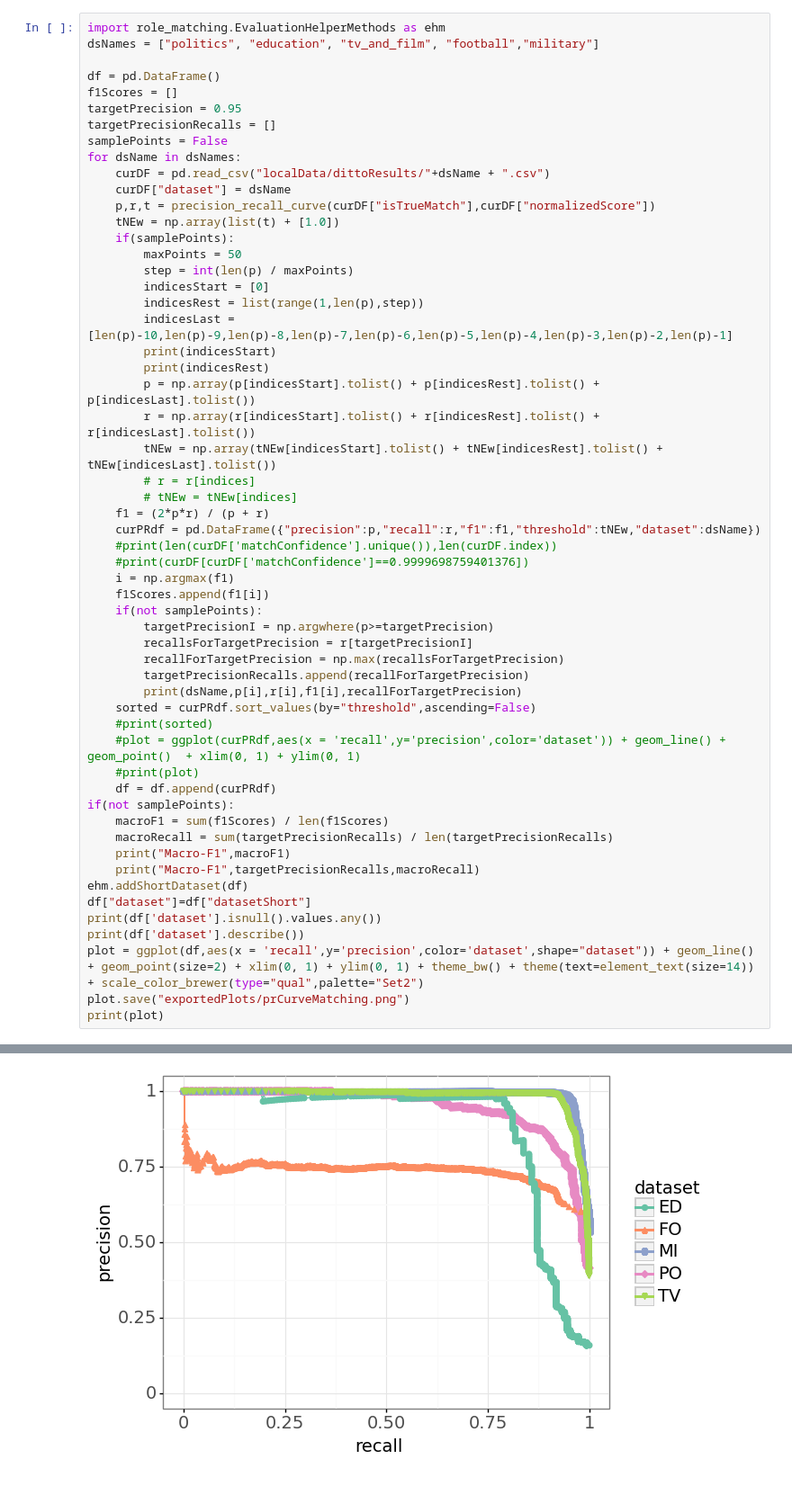
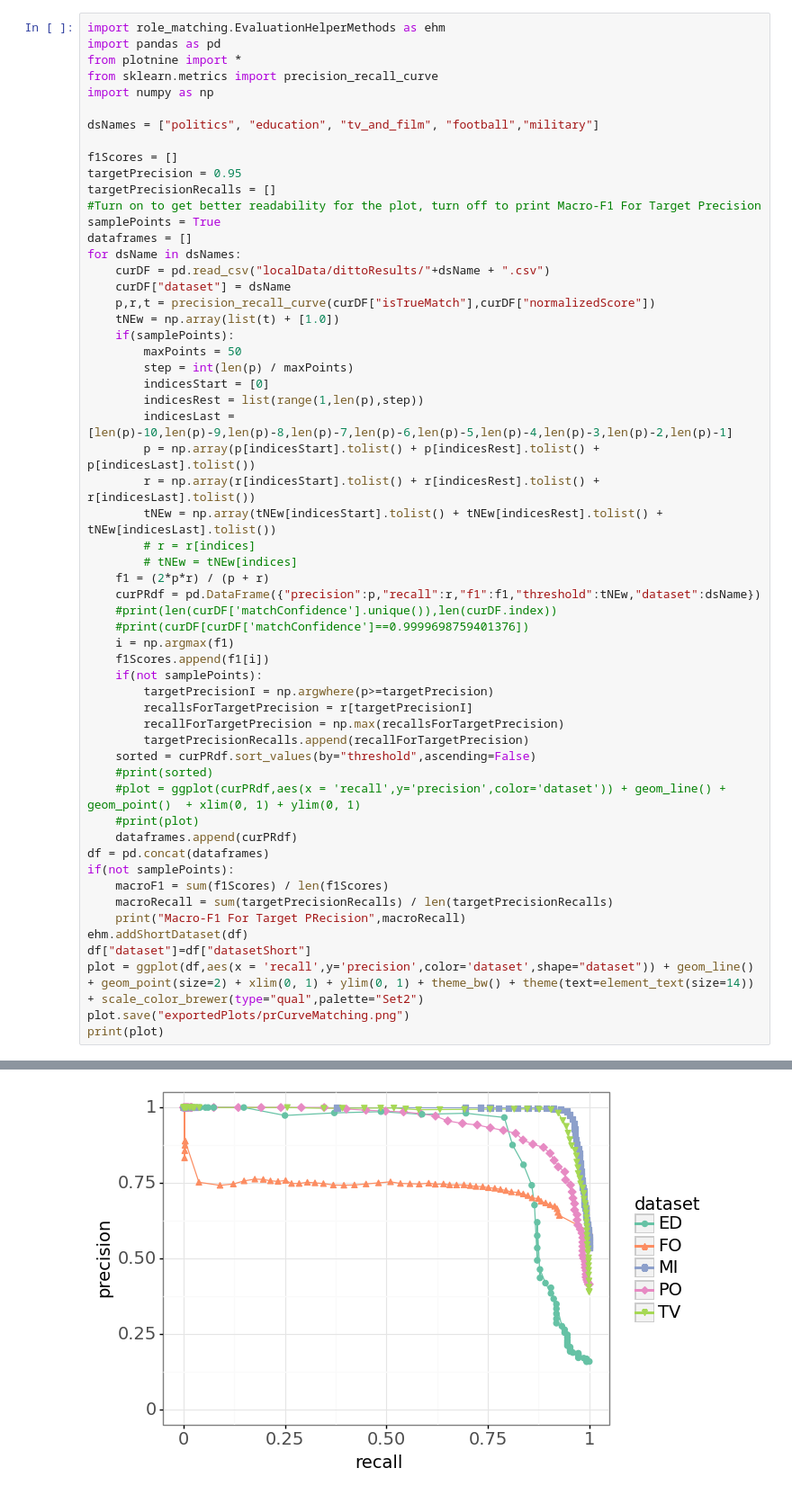
Before and after one commit to leonbornemann/RoleMatchingEvaluation, a Jupyter notebook: DittoTrainEvaluation.ipynb, the cells around one changed output, grey strips where cells are left out. Shown at 90% size. Cells and saved outputs as stored; diff of their text form.

```diff
--- a/DittoTrainEvaluation.ipynb
+++ b/DittoTrainEvaluation.ipynb
@@ -42,12 +3,18 @@ for ds in datasets:
 # %%
 import role_matching.EvaluationHelperMethods as ehm
+import pandas as pd
+from plotnine import *
+from sklearn.metrics import precision_recall_curve
+import numpy as np
+
 dsNames = ["politics", "education", "tv_and_film", "football","military"]
 
-df = pd.DataFrame()
 f1Scores = []
 targetPrecision = 0.95
 targetPrecisionRecalls = []
-samplePoints = False
+#Turn on to get better readability for the plot, turn off to print Macro-F1 For Target Precision
+samplePoints = True
+dataframes = []
 for dsName in dsNames:
     curDF = pd.read_csv("localData/dittoResults/"+dsName + ".csv")
     curDF["dataset"] = dsName
@@ -59,8 +26,6 @@ for dsName in dsNames:
         indicesStart = [0]
         indicesRest = list(range(1,len(p),step))
         indicesLast = [len(p)-10,len(p)-9,len(p)-8,len(p)-7,len(p)-6,len(p)-5,len(p)-4,len(p)-3,len(p)-2,len(p)-1]
-        print(indicesStart)
-        print(indicesRest)
         p = np.array(p[indicesStart].tolist() + p[indicesRest].tolist() + p[indicesLast].tolist())
         r = np.array(r[indicesStart].tolist() + r[indicesRest].tolist() + r[indicesLast].tolist())
         tNEw = np.array(tNEw[indicesStart].tolist() + tNEw[indicesRest].tolist() + tNEw[indicesLast].tolist())
@@ -77,21 +42,18 @@ for dsName in dsNames:
         recallsForTargetPrecision = r[targetPrecisionI]
         recallForTargetPrecision = np.max(recallsForTargetPrecision)
         targetPrecisionRecalls.append(recallForTargetPrecision)
-        print(dsName,p[i],r[i],f1[i],recallForTargetPrecision)
     sorted = curPRdf.sort_values(by="threshold",ascending=False)
     #print(sorted)
     #plot = ggplot(curPRdf,aes(x = 'recall',y='precision',color='dataset')) + geom_line() + geom_point()  + xlim(0, 1) + ylim(0, 1)
     #print(plot)
-    df = df.append(curPRdf)
+    dataframes.append(curPRdf)
+df = pd.concat(dataframes)
 if(not samplePoints):
     macroF1 = sum(f1Scores) / len(f1Scores)
     macroRecall = sum(targetPrecisionRecalls) / len(targetPrecisionRecalls)
-    print("Macro-F1",macroF1)
-    print("Macro-F1",targetPrecisionRecalls,macroRecall)
+    print("Macro-F1 For Target PRecision",macroRecall)
 ehm.addShortDataset(df)
 df["dataset"]=df["datasetShort"]
-print(df['dataset'].isnull().values.any())
-print(df['dataset'].describe())
 plot = ggplot(df,aes(x = 'recall',y='precision',color='dataset',shape="dataset")) + geom_line() + geom_point(size=2) + xlim(0, 1) + ylim(0, 1) + theme_bw() + theme(text=element_text(size=14)) + scale_color_brewer(type="qual",palette="Set2")
 plot.save("exportedPlots/prCurveMatching.png")
 print(plot)
@@ -112 +61 @@ Name: dataset, dtype: object
-[figure, old version]
+[figure, new version]
```
Also changed, not shown: parts of 6 cells of this notebook, 17 other files.
